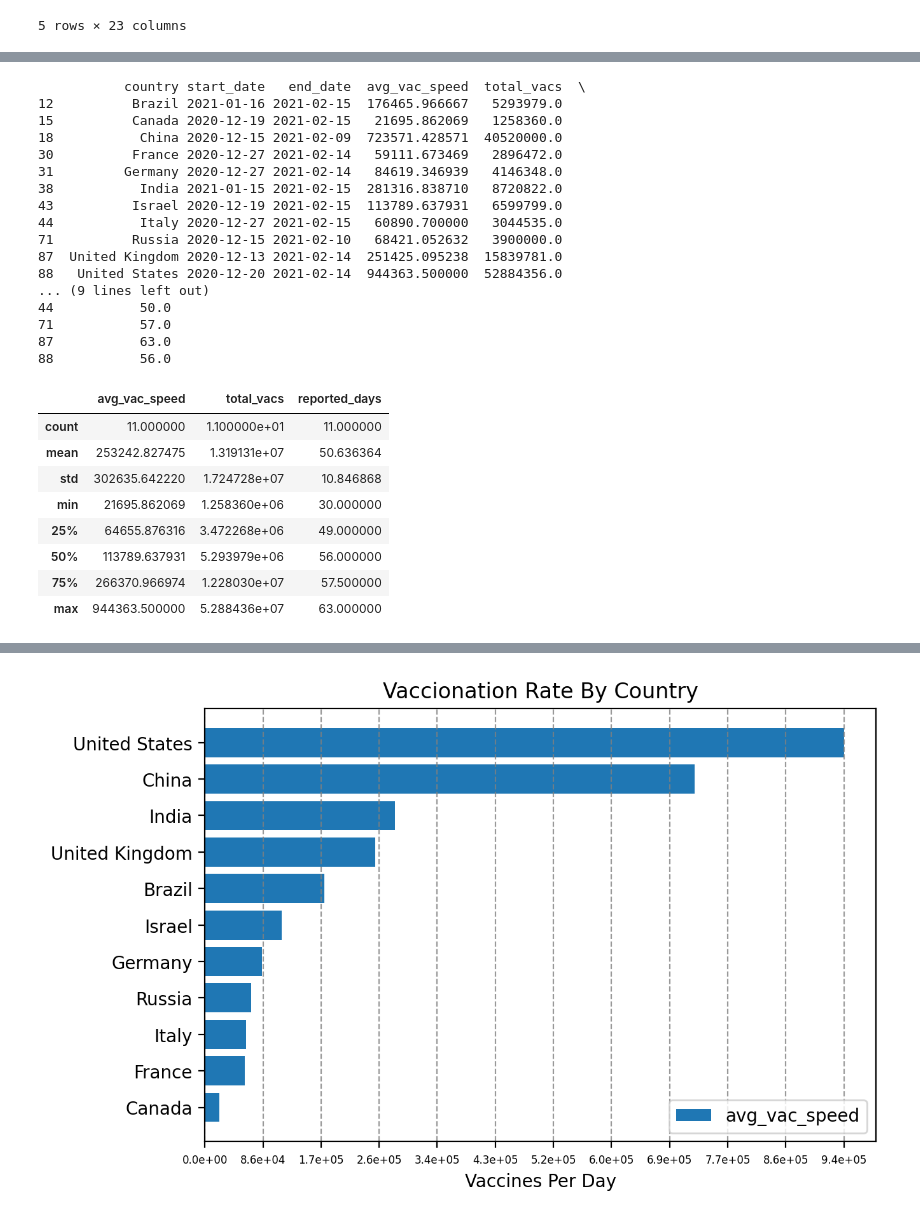
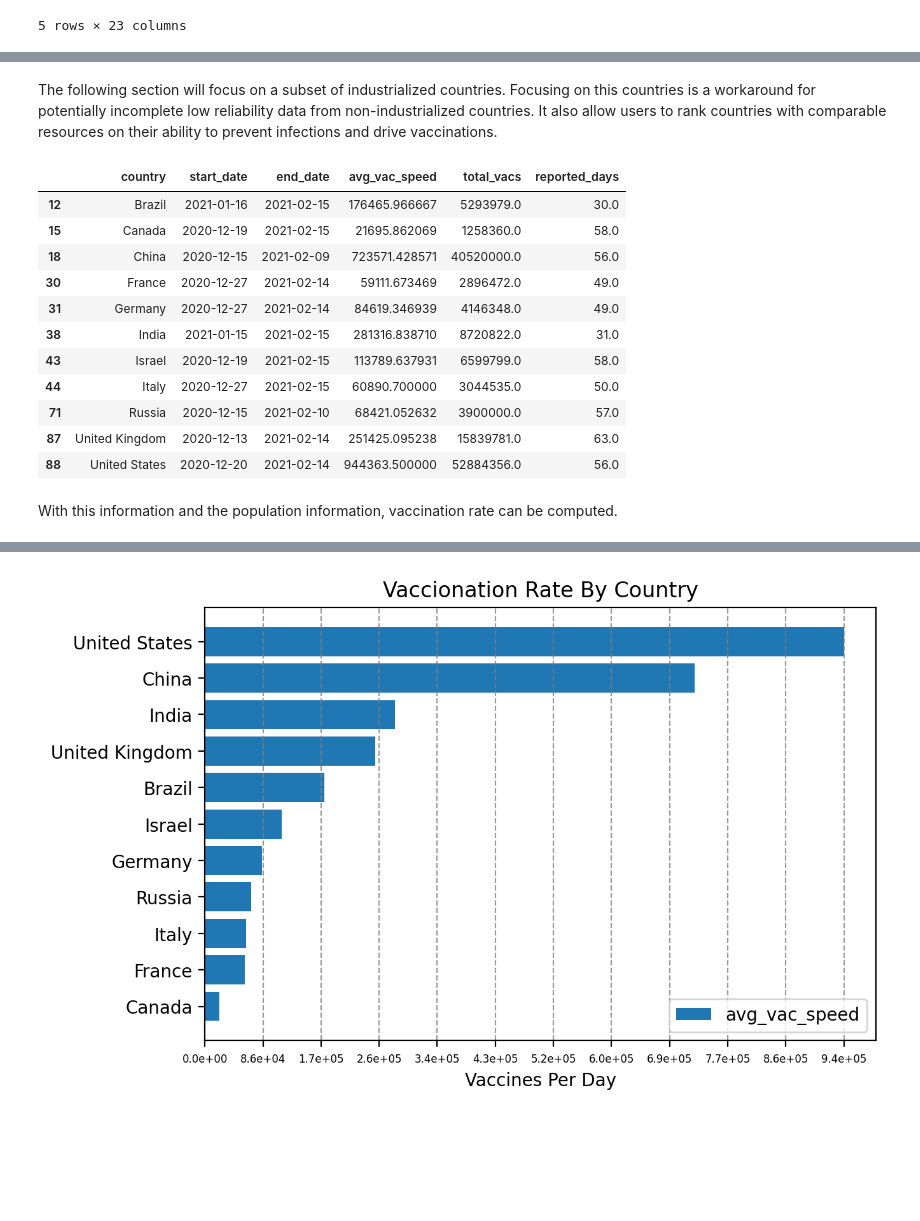
Before and after one commit to nievesrd-ai/data-scientist-nanodeg-proj1, a Jupyter notebook: project_01.ipynb, the cells around one changed output, grey strips where cells are left out. Saved outputs shown, nothing was run; the diff lists cells and outputs as text; code cells hidden in the pictures; blank space fills up the shorter version.

```diff
--- a/project_01.ipynb
+++ b/project_01.ipynb
@@ -192,35 +362,24 @@ The vaccine 'Covaxin' is being used in 1 countries
+# %% [markdown]
+The following section will  focus on a subset of industrialized countries. Focusing on this countries is a workaround for potentially incomplete low reliability data from non-industrialized countries. It also allow users to rank countries with comparable resources on their ability to prevent infections and drive vaccinations.
 # %%
-# Creating a subset of the dataframe. Includes a limited number of countries, mostly industrialized.
+# Creating a subset of the dataframe. Includes a limited number of industrialized countries
 power_country_df = country_df.iloc[power_country_indx, :]
-print(power_country_df)
-power_country_df.describe()
+power_country_df.head(11)
 # %% [output]
-           country start_date   end_date  avg_vac_speed  total_vacs  \
-12          Brazil 2021-01-16 2021-02-15  176465.966667   5293979.0
-15          Canada 2020-12-19 2021-02-15   21695.862069   1258360.0
-18           China 2020-12-15 2021-02-09  723571.428571  40520000.0
-30          France 2020-12-27 2021-02-14   59111.673469   2896472.0
-31         Germany 2020-12-27 2021-02-14   84619.346939   4146348.0
-38           India 2021-01-15 2021-02-15  281316.838710   8720822.0
-43          Israel 2020-12-19 2021-02-15  113789.637931   6599799.0
-44           Italy 2020-12-27 2021-02-15   60890.700000   3044535.0
-71          Russia 2020-12-15 2021-02-10   68421.052632   3900000.0
-87  United Kingdom 2020-12-13 2021-02-14  251425.095238  15839781.0
-88   United States 2020-12-20 2021-02-14  944363.500000  52884356.0
-... (9 lines left out)
-44           50.0
-71           57.0
-87           63.0
-88           56.0
-|  | avg_vac_speed | total_vacs | reported_days |
-| count | 11.000000 | 1.100000e+01 | 11.000000 |
-| mean | 253242.827475 | 1.319131e+07 | 50.636364 |
-| std | 302635.642220 | 1.724728e+07 | 10.846868 |
-| min | 21695.862069 | 1.258360e+06 | 30.000000 |
-| 25% | 64655.876316 | 3.472268e+06 | 49.000000 |
-| 50% | 113789.637931 | 5.293979e+06 | 56.000000 |
-| 75% | 266370.966974 | 1.228030e+07 | 57.500000 |
-| max | 944363.500000 | 5.288436e+07 | 63.000000 |
+|  | country | start_date | end_date | avg_vac_speed | total_vacs | reported_days |
+| 12 | Brazil | 2021-01-16 | 2021-02-15 | 176465.966667 | 5293979.0 | 30.0 |
+| 15 | Canada | 2020-12-19 | 2021-02-15 | 21695.862069 | 1258360.0 | 58.0 |
+| 18 | China | 2020-12-15 | 2021-02-09 | 723571.428571 | 40520000.0 | 56.0 |
+| 30 | France | 2020-12-27 | 2021-02-14 | 59111.673469 | 2896472.0 | 49.0 |
+| 31 | Germany | 2020-12-27 | 2021-02-14 | 84619.346939 | 4146348.0 | 49.0 |
+| 38 | India | 2021-01-15 | 2021-02-15 | 281316.838710 | 8720822.0 | 31.0 |
+| 43 | Israel | 2020-12-19 | 2021-02-15 | 113789.637931 | 6599799.0 | 58.0 |
+| 44 | Italy | 2020-12-27 | 2021-02-15 | 60890.700000 | 3044535.0 | 50.0 |
+| 71 | Russia | 2020-12-15 | 2021-02-10 | 68421.052632 | 3900000.0 | 57.0 |
+| 87 | United Kingdom | 2020-12-13 | 2021-02-14 | 251425.095238 | 15839781.0 | 63.0 |
+| 88 | United States | 2020-12-20 | 2021-02-14 | 944363.500000 | 52884356.0 | 56.0 |
+# %% [markdown]
+With this information and the population information, vaccination rate can be computed.
 # %%
 # Mapping Country DF with metadata about the countries population.
 ordered_population = [int(power_countries_population[country]) for country in power_country_df['country'].values]
```
Also changed, not shown: parts of 42 cells of this notebook.
